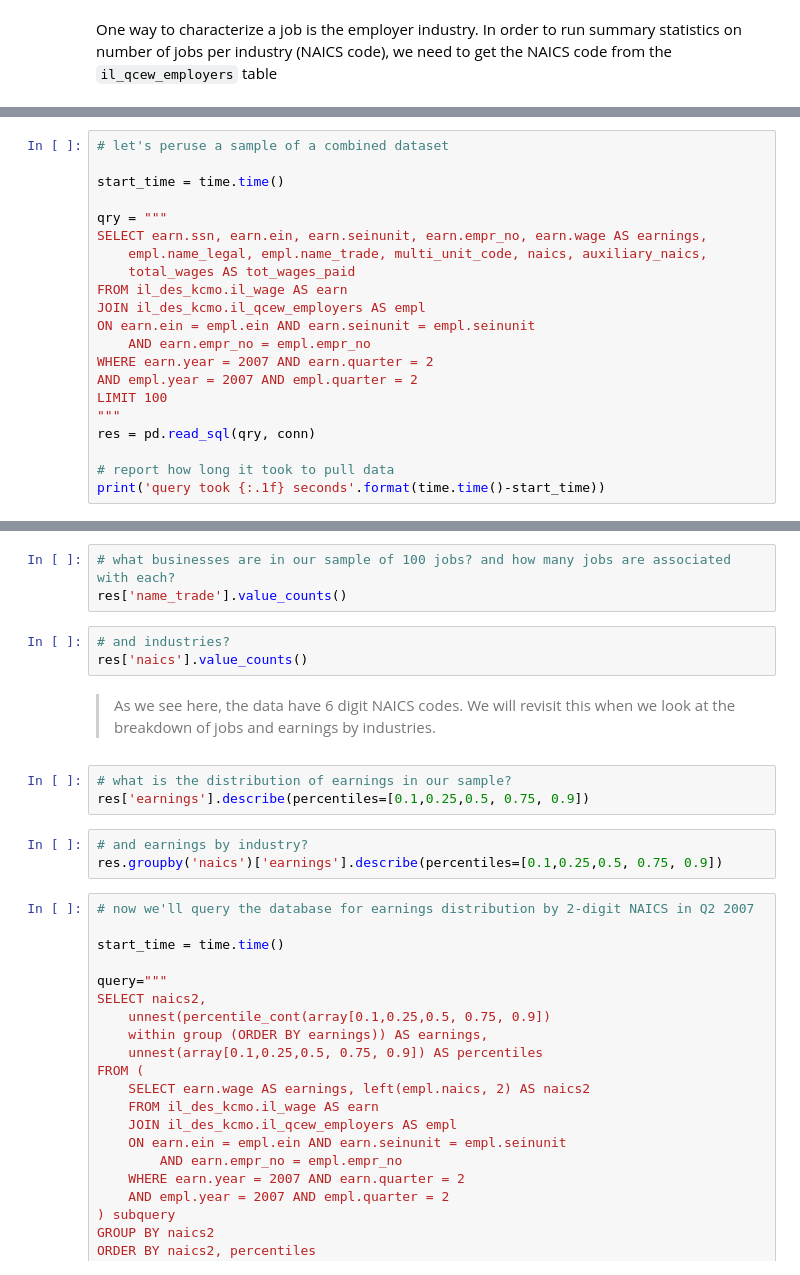
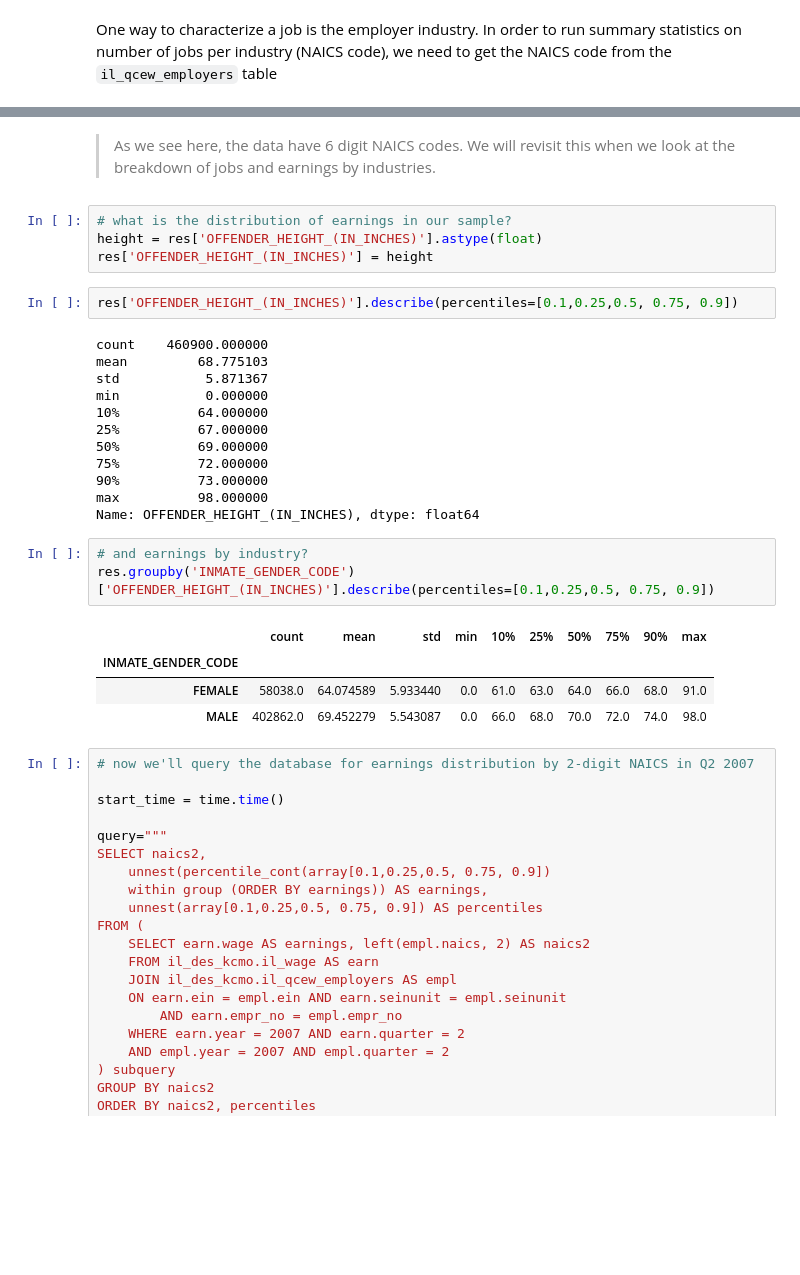
Before and after one commit to Coleridge-Initiative/bdss-notebooks, a Jupyter notebook: 02_2_Dataset_Exploration.ipynb, the cells around one changed output, grey strips where cells are left out. Cells and saved outputs as stored; diff of their text form; blank space fills up the shorter version.

Commit message:
Updates to Dataset exploration notebook and add .gitignore file.

```diff
--- a/02_2_Dataset_Exploration.ipynb
+++ b/02_2_Dataset_Exploration.ipynb
@@ -437,21 +461,0 @@ For example, try running explain on a slightly different variant of the previous
-# %%
-# let's peruse a sample of a combined dataset
-
-start_time = time.time()
-
-qry = """
-SELECT earn.ssn, earn.ein, earn.seinunit, earn.empr_no, earn.wage AS earnings,
-    empl.name_legal, empl.name_trade, multi_unit_code, naics, auxiliary_naics,
-    total_wages AS tot_wages_paid
-FROM il_des_kcmo.il_wage AS earn
-JOIN il_des_kcmo.il_qcew_employers AS empl
-ON earn.ein = empl.ein AND earn.seinunit = empl.seinunit
-    AND earn.empr_no = empl.empr_no
-WHERE earn.year = 2007 AND earn.quarter = 2
-AND empl.year = 2007 AND empl.quarter = 2
-LIMIT 100
-"""
-res = pd.read_sql(qry, conn)
-
-# report how long it took to pull data
-print('query took {:.1f} seconds'.format(time.time()-start_time))
@@ -462,17 +462,31 @@ res.describe()
-# %%
-# what businesses are in our sample of 100 jobs? and how many jobs are associated with each?
-res['name_trade'].value_counts()
-# %%
-# and industries?
-res['naics'].value_counts()
 # %% [markdown]
 > As we see here, the data have 6 digit NAICS codes. We will revisit this when we look at the breakdown of jobs and earnings by industries.
+# %%
+# what is the distribution of earnings in our sample?
+height = res['OFFENDER_HEIGHT_(IN_INCHES)'].astype(float)
+res['OFFENDER_HEIGHT_(IN_INCHES)'] = height
+# %%
+res['OFFENDER_HEIGHT_(IN_INCHES)'].describe(percentiles=[0.1,0.25,0.5, 0.75, 0.9])
+# %% [output]
+count    460900.000000
+mean         68.775103
+std           5.871367
+min           0.000000
+10%          64.000000
+25%          67.000000
+50%          69.000000
+75%          72.000000
+90%          73.000000
+max          98.000000
+Name: OFFENDER_HEIGHT_(IN_INCHES), dtype: float64
 # %%
-# what is the distribution of earnings in our sample?
-res['earnings'].describe(percentiles=[0.1,0.25,0.5, 0.75, 0.9])
+# and earnings by industry?
+res.groupby('INMATE_GENDER_CODE')['OFFENDER_HEIGHT_(IN_INCHES)'].describe(percentiles=[0.1,0.25,0.5, 0.75, 0.9])
+# %% [output]
+|  | count | mean | std | min | 10% | 25% | 50% | 75% | 90% | max |
+| INMATE_GENDER_CODE |  |  |  |  |  |  |  |  |  |  |
+| FEMALE | 58038.0 | 64.074589 | 5.933440 | 0.0 | 61.0 | 63.0 | 64.0 | 66.0 | 68.0 | 91.0 |
+| MALE | 402862.0 | 69.452279 | 5.543087 | 0.0 | 66.0 | 68.0 | 70.0 | 72.0 | 74.0 | 98.0 |
-# %%
-# and earnings by industry?
-res.groupby('naics')['earnings'].describe(percentiles=[0.1,0.25,0.5, 0.75, 0.9])
 # %%
 # now we'll query the database for earnings distribution by 2-digit NAICS in Q2 2007
 
```
Also changed, not shown: parts of 30 cells of this notebook, 1 other file.
